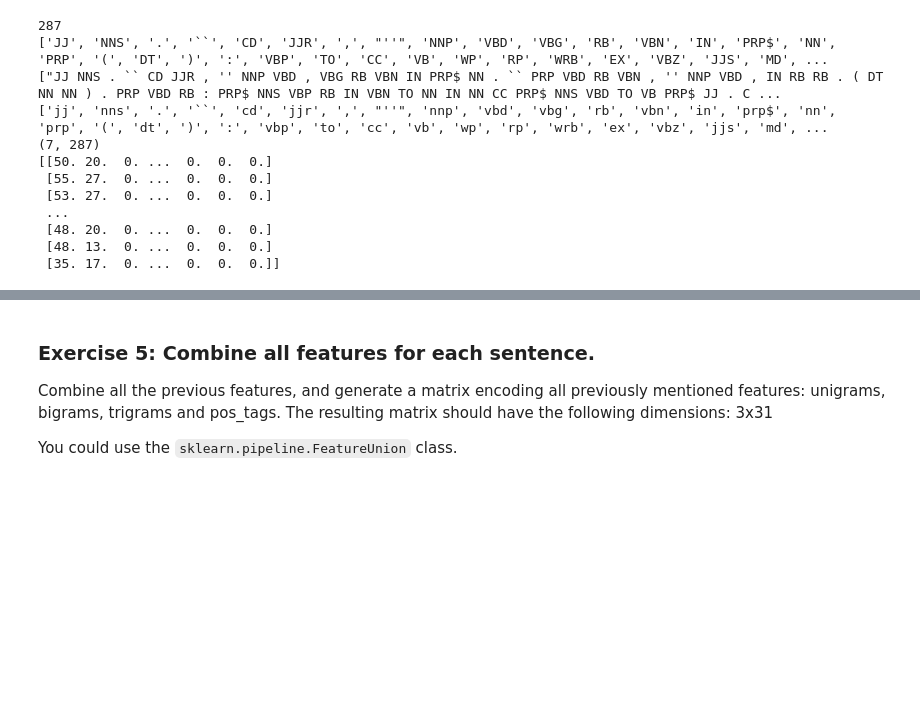
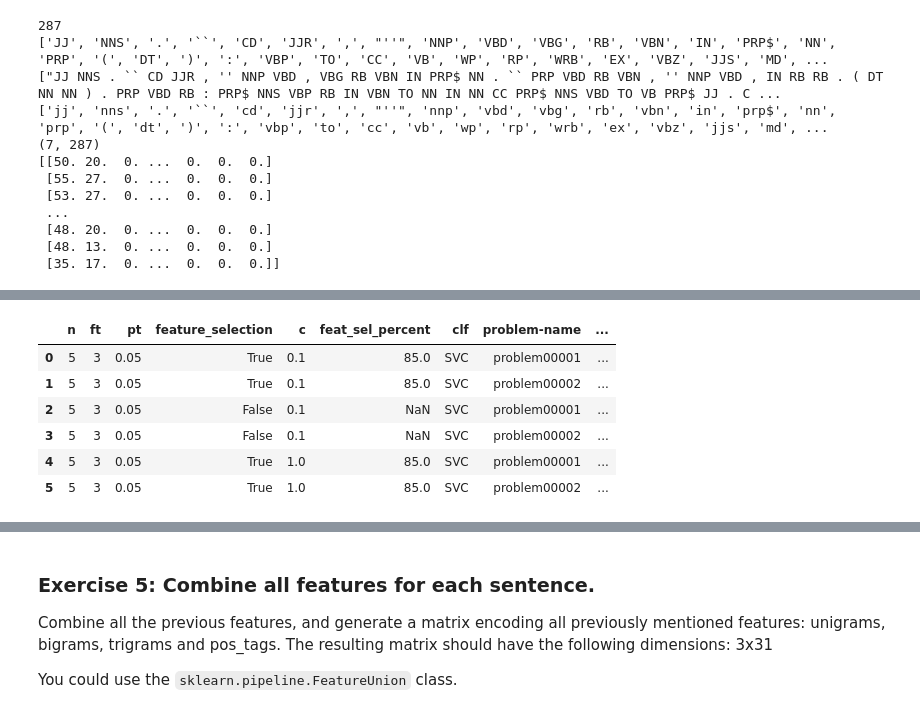
Before and after one commit to sallyi/lang-proc-exam, a Jupyter notebook: feature_extraction.ipynb, the cells around one changed output, grey strips where cells are left out. Saved outputs shown, nothing was run; the diff lists cells and outputs as text; code cells hidden in the pictures; blank space fills up the shorter version.

```diff
--- a/feature_extraction.ipynb
+++ b/feature_extraction.ipynb
@@ -637,0 +652,11 @@ Overall score: 0.658
+# %%
+df = pd.read_csv('metrics.csv')
+df
+# %% [output]
+|  | n | ft | pt | feature_selection | c | feat_sel_percent | clf | problem-name | ... |
+| 0 | 5 | 3 | 0.05 | True | 0.1 | 85.0 | SVC | problem00001 | ... |
+| 1 | 5 | 3 | 0.05 | True | 0.1 | 85.0 | SVC | problem00002 | ... |
+| 2 | 5 | 3 | 0.05 | False | 0.1 | NaN | SVC | problem00001 | ... |
+| 3 | 5 | 3 | 0.05 | False | 0.1 | NaN | SVC | problem00002 | ... |
+| 4 | 5 | 3 | 0.05 | True | 1.0 | 85.0 | SVC | problem00001 | ... |
+| 5 | 5 | 3 | 0.05 | True | 1.0 | 85.0 | SVC | problem00002 | ... |
```
Also changed, not shown: parts of 5 cells of this notebook.
